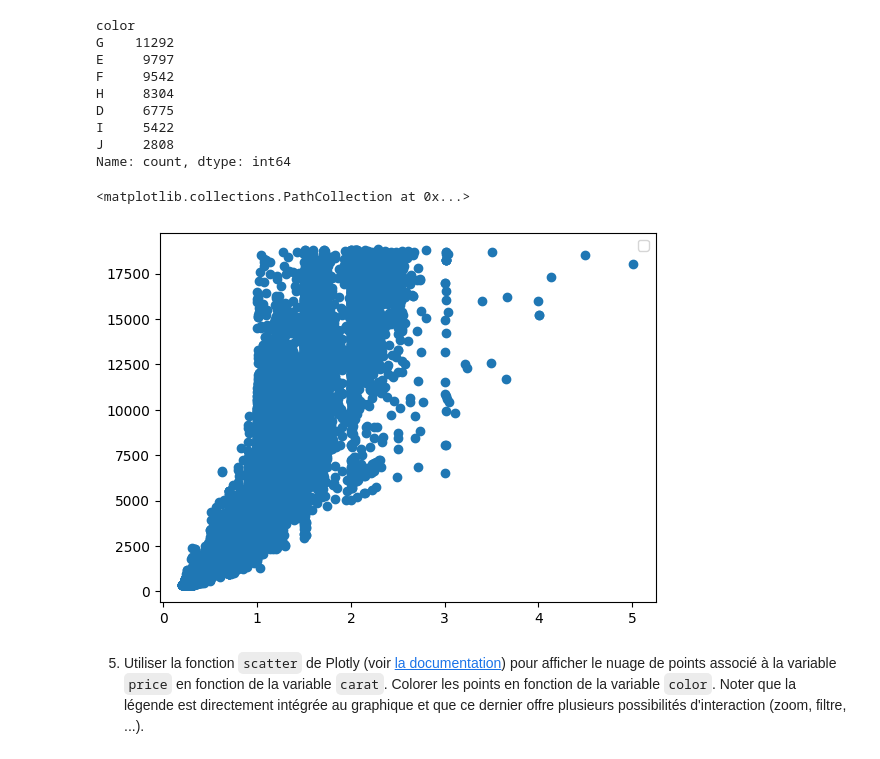
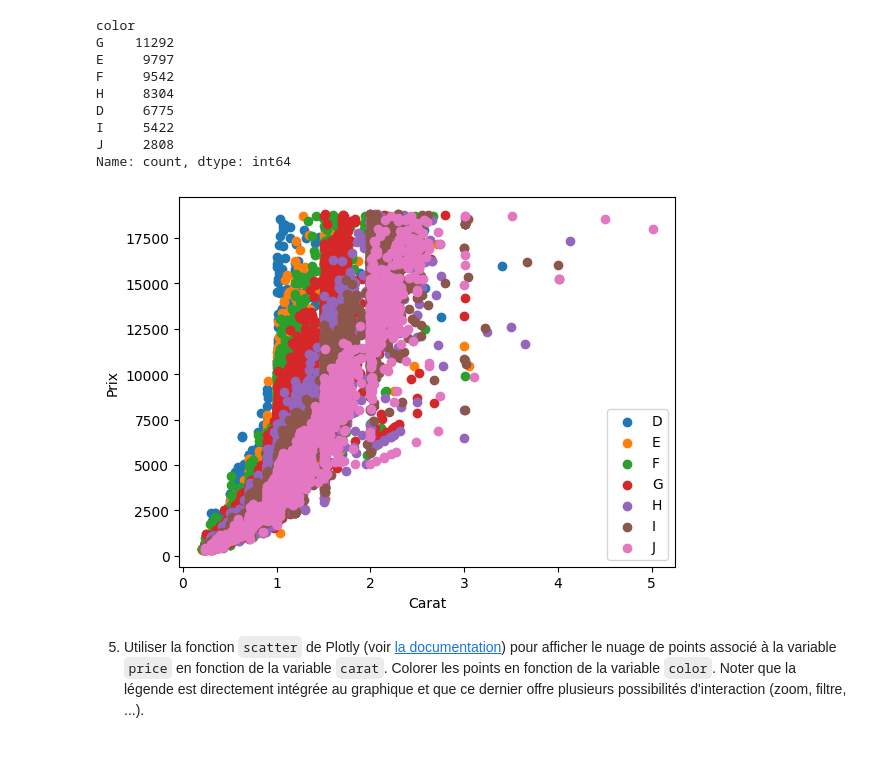
Before and after one commit to GillesBour/formation-data-science, a Jupyter notebook: BLOC4/Visualisation/notebooks/02_diamants.ipynb, the cells around one changed output. Saved outputs shown, nothing was run; the diff lists cells and outputs as text; code cells hidden in the pictures.

```diff
--- a/BLOC4/Visualisation/notebooks/02_diamants.ipynb
+++ b/BLOC4/Visualisation/notebooks/02_diamants.ipynb
@@ -78,13 +78,18 @@ D     6775
 I     5422
 J     2808
 Name: count, dtype: int64
-# %%
-fig, ax = plt.subplots()
-
-ax.legend()
-ax.scatter(df.carat,df.price)
-# %% [output]
-<matplotlib.collections.PathCollection at 0x...>
-[figure, removed]
+# %%
+fig, ax = plt.subplots()
+
+for name, gr in df.groupby("color"):
+    ax.scatter(gr.carat,gr.price, label=name)
+
+ax.legend(loc='lower right')
+plt.xlabel("Carat")
+plt.ylabel("Prix")
+
+plt.show()
+# %% [output]
+[figure, added]
 # %% [markdown]
 5. Utiliser la fonction `scatter` de Plotly (voir [la documentation](https://plotly.com/python-api-reference/generated/plotly.express.scatter)) pour afficher le nuage de points associé à la variable `price` en fonction de la variable `carat`. Colorer les points en fonction de la variable `color`. Noter que la légende est directement intégrée au graphique et que ce dernier offre plusieurs possibilités d'interaction (zoom, filtre, ...).
```
Also changed, not shown: parts of 5 cells of this notebook.
